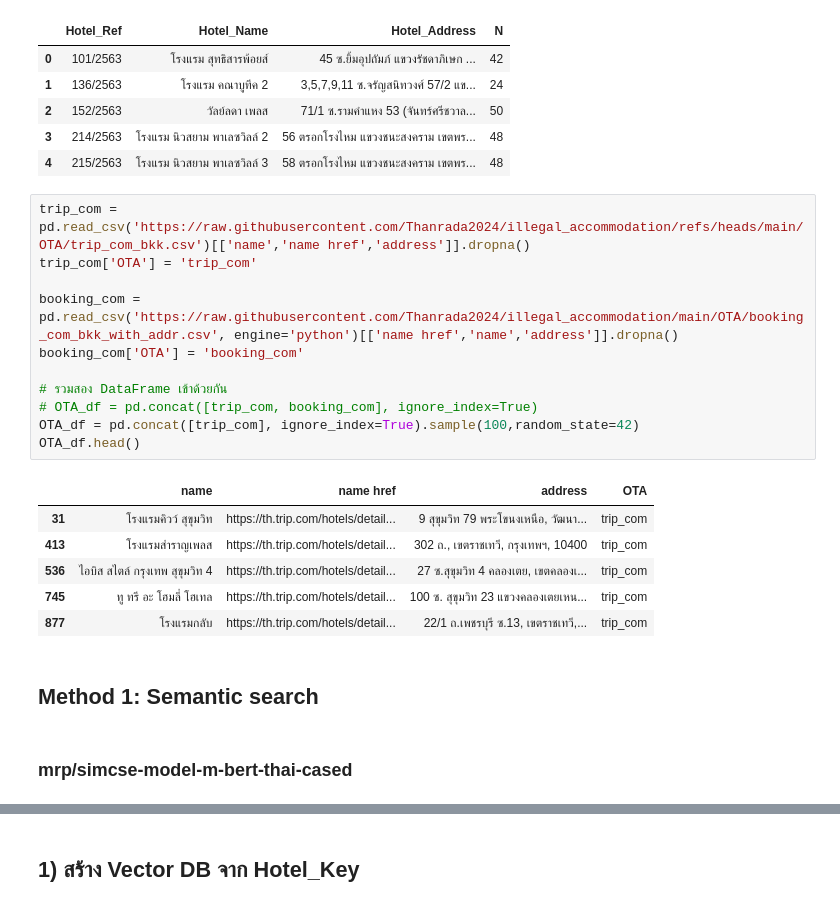
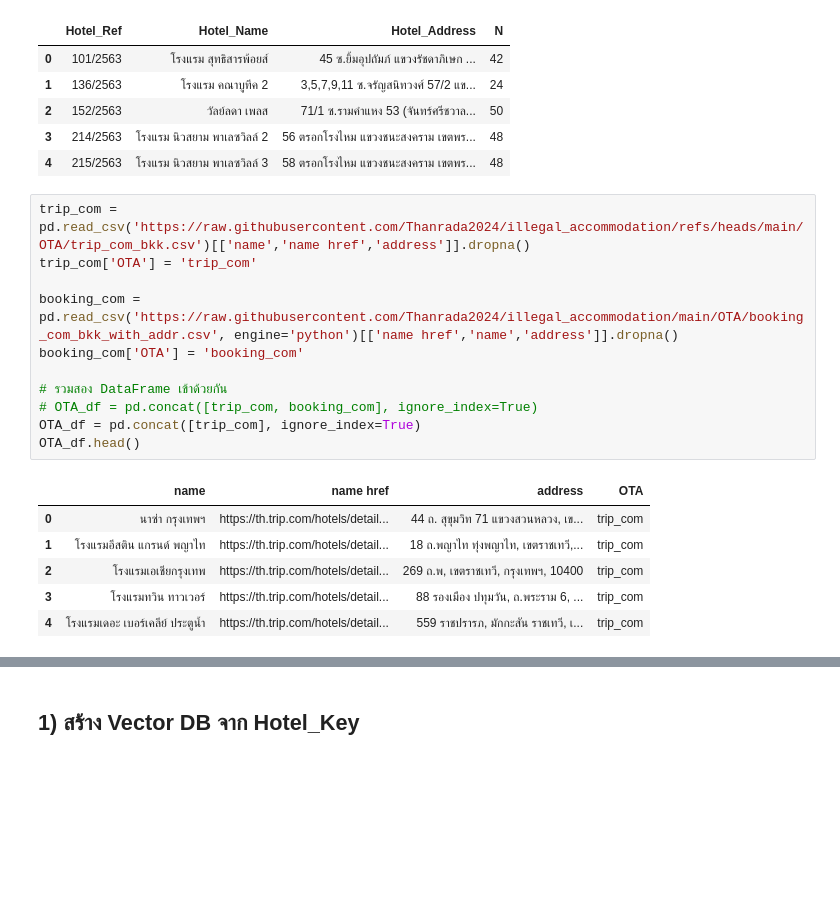
Before and after one commit to Thanrada2024/illegal_accommodation, a Jupyter notebook: DS_task.ipynb, the cells around one changed output, grey strips where cells are left out. Drawn from its saved outputs; the diff is of its cells as text; blank space fills up the shorter version.

```diff
--- a/DS_task.ipynb
+++ b/DS_task.ipynb
@@ -25,22 +25,18 @@ hotel.head()
 # %%
 trip_com = pd.read_csv('https://raw.githubusercontent.com/Thanrada2024/illegal_accommodation/refs/heads/main/OTA/trip_com_bkk.csv')[['name','name href','address']].dropna()
 trip_com['OTA'] = 'trip_com'
 
 booking_com = pd.read_csv('https://raw.githubusercontent.com/Thanrada2024/illegal_accommodation/main/OTA/booking_com_bkk_with_addr.csv', engine='python')[['name href','name','address']].dropna()
 booking_com['OTA'] = 'booking_com'
 
 # รวมสอง DataFrame เข้าด้วยกัน
 # OTA_df = pd.concat([trip_com, booking_com], ignore_index=True)
-OTA_df = pd.concat([trip_com], ignore_index=True).sample(100,random_state=42)
+OTA_df = pd.concat([trip_com], ignore_index=True)
 OTA_df.head()
 # %% [output]
 |  | name | name href | address | OTA |
-| 31 | โรงแรมคิวว์ สุขุมวิท | https://th.trip.com/hotels/detail... | 9 สุขุมวิท 79 พระโขนงเหนือ, วัฒนา... | trip_com |
-| 413 | โรงแรมสำราญเพลส | https://th.trip.com/hotels/detail... | 302 ถ., เขตราชเทวี, กรุงเทพฯ, 10400 | trip_com |
-| 536 | ไอบิส สไตล์ กรุงเทพ สุขุมวิท 4 | https://th.trip.com/hotels/detail... | 27 ซ.สุขุมวิท 4 คลองเตย, เขตคลองเ... | trip_com |
-| 745 | ทู ทรี อะ โฮมลี่ โฮเทล | https://th.trip.com/hotels/detail... | 100 ซ. สุขุมวิท 23 แขวงคลองเตยเหน... | trip_com |
-| 877 | โรงแรมกลับ | https://th.trip.com/hotels/detail... | 22/1 ถ.เพชรบุรี ซ.13, เขตราชเทวี,... | trip_com |
+| 0 | นาซ่า กรุงเทพฯ | https://th.trip.com/hotels/detail... | 44 ถ. สุขุมวิท 71 แขวงสวนหลวง, เข... | trip_com |
+| 1 | โรงแรมอีสติน แกรนด์ พญาไท | https://th.trip.com/hotels/detail... | 18 ถ.พญาไท ทุ่งพญาไท, เขตราชเทวี,... | trip_com |
+| 2 | โรงแรมเอเชียกรุงเทพ | https://th.trip.com/hotels/detail... | 269 ถ.พ, เขตราชเทวี, กรุงเทพฯ, 10400 | trip_com |
+| 3 | โรงแรมทวิน ทาวเวอร์ | https://th.trip.com/hotels/detail... | 88 รองเมือง ปทุมวัน, ถ.พระราม 6, ... | trip_com |
+| 4 | โรงแรมเดอะ เบอร์เคลีย์ ประตูน้ำ | https://th.trip.com/hotels/detail... | 559 ราชปรารภ, มักกะสัน ราชเทวี, เ... | trip_com |
-# %% [markdown]
-## Method 1: Semantic search
-# %% [markdown]
-### mrp/simcse-model-m-bert-thai-cased
```
Also changed, not shown: parts of 8 cells of this notebook.
